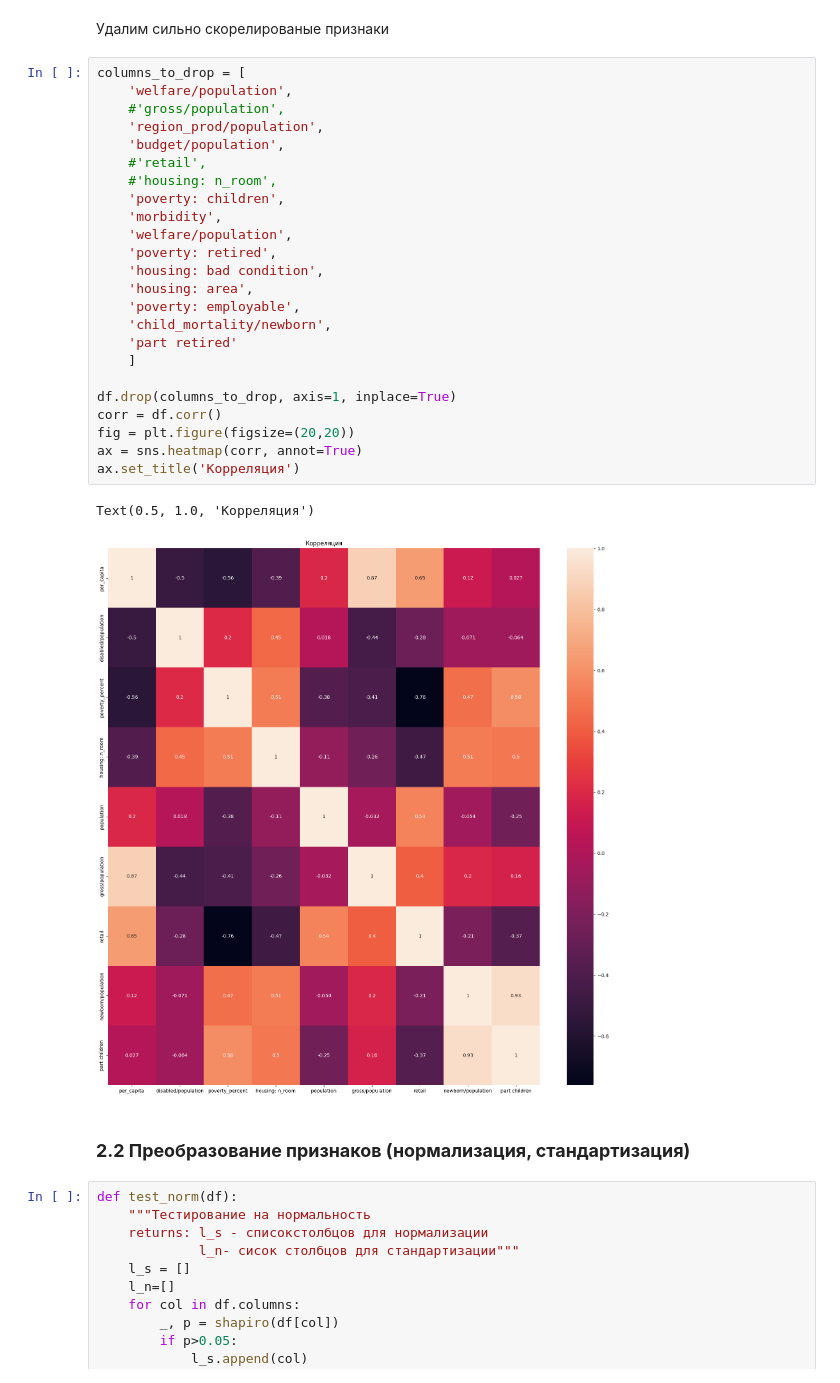
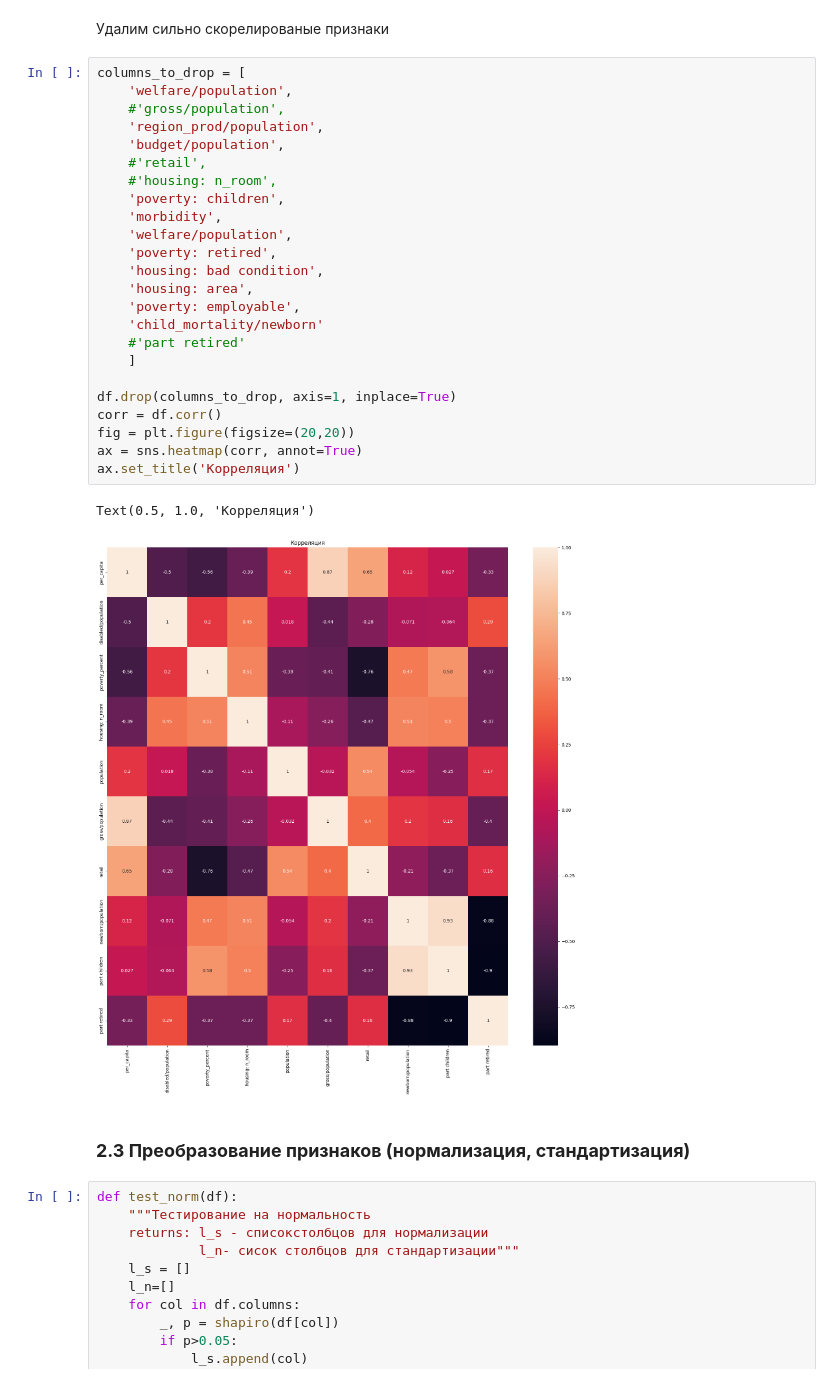
Before and after one commit to NovikovaEA/SF_FinalProject, a Jupyter notebook: part_1.ipynb, the cells around one changed output. Cells and saved outputs as stored; diff of their text form.

```diff
--- a/part_1.ipynb
+++ b/part_1.ipynb
@@ -710,32 +669,32 @@ Name: poverty_percent, dtype: float64
 # %%
 columns_to_drop = [
     'welfare/population',
     #'gross/population',
     'region_prod/population',
     'budget/population',
     #'retail',
     #'housing: n_room',
     'poverty: children',
     'morbidity',
     'welfare/population',
     'poverty: retired',
     'housing: bad condition',
     'housing: area',
     'poverty: employable',
-    'child_mortality/newborn',
-    'part retired'
+    'child_mortality/newborn'
+    #'part retired'
     ]
 
 df.drop(columns_to_drop, axis=1, inplace=True)
 corr = df.corr()
 fig = plt.figure(figsize=(20,20))
 ax = sns.heatmap(corr, annot=True)
 ax.set_title('Корреляция')
 # %% [output]
 Text(0.5, 1.0, 'Корреляция')
-[figure, old version]
+[figure, new version]
 # %% [markdown]
-### **2.2 Преобразование признаков (нормализация, стандартизация)**
+### **2.3 Преобразование признаков (нормализация, стандартизация)**
 # %%
 def test_norm(df):
     """Тестирование на нормальность
```
Also changed, not shown: parts of 8 cells of this notebook, 2 other files.
